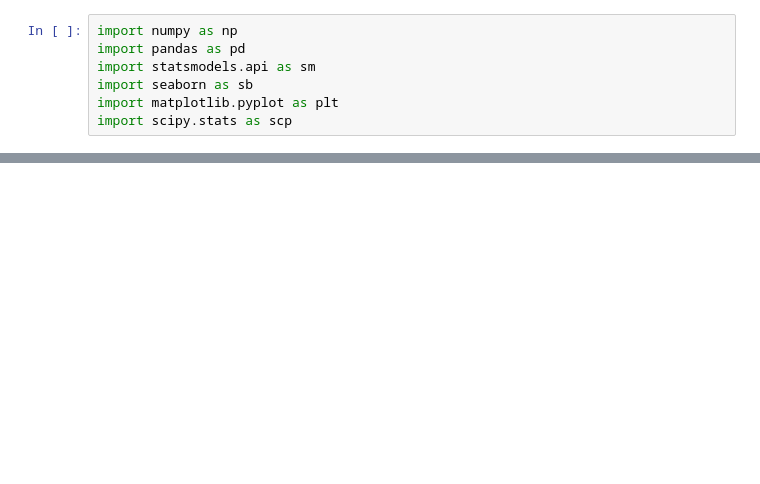
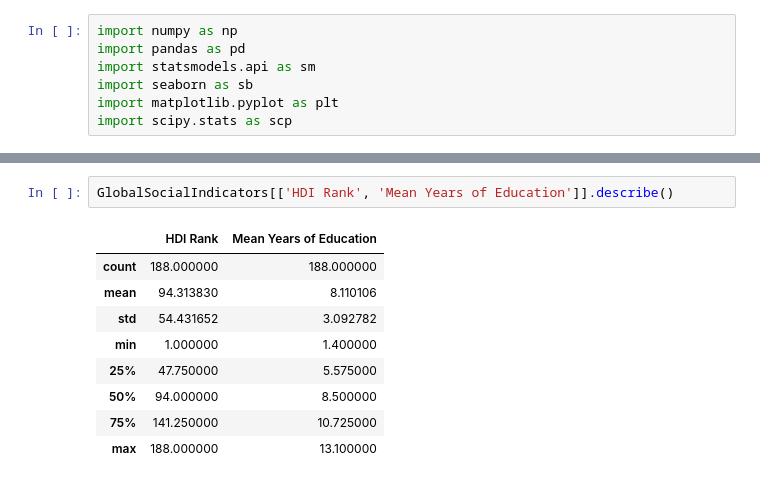
Before and after one commit to mbransons/DataFundamentalsCourse, a Jupyter notebook: week3/week3-activity.ipynb, the cells around one changed output, grey strips where cells are left out. Cells and saved outputs as stored; diff of their text form; blank space fills up the shorter version.

```diff
--- a/week3/week3-activity.ipynb
+++ b/week3/week3-activity.ipynb
@@ -51,0 +30,12 @@ ELA_test_results.head()
+# %%
+GlobalSocialIndicators[['HDI Rank', 'Mean Years of Education']].describe()
+# %% [output]
+|  | HDI Rank | Mean Years of Education |
+| count | 188.000000 | 188.000000 |
+| mean | 94.313830 | 8.110106 |
+| std | 54.431652 | 3.092782 |
+| min | 1.000000 | 1.400000 |
+| 25% | 47.750000 | 5.575000 |
+| 50% | 94.000000 | 8.500000 |
+| 75% | 141.250000 | 10.725000 |
+| max | 188.000000 | 13.100000 |
```
Also changed, not shown: parts of 35 cells of this notebook, 10 other files.
